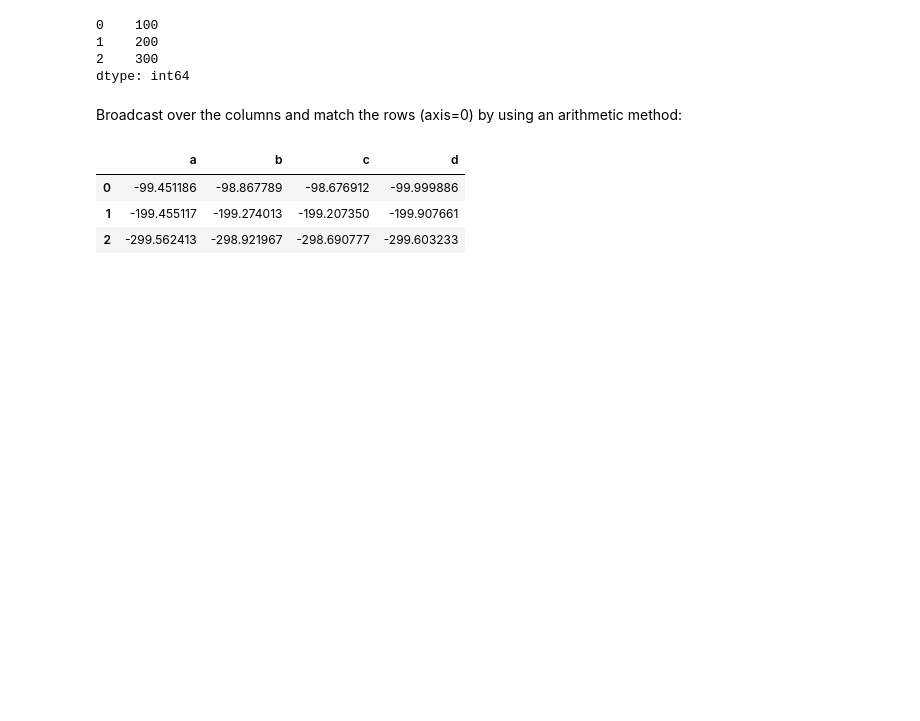
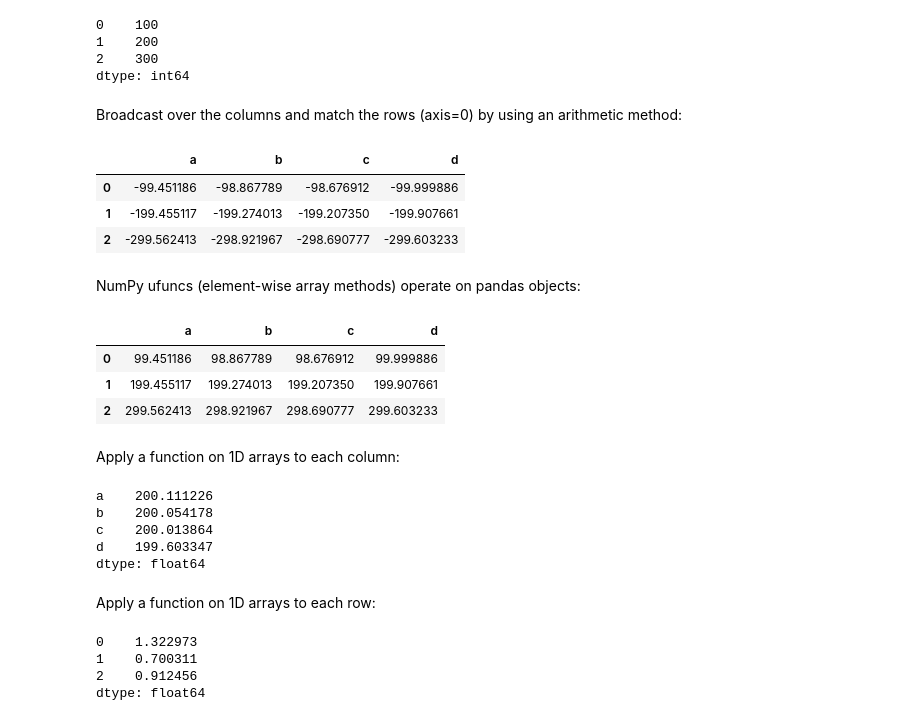
Before and after one commit to donnemartin/data-science-ipython-notebooks, a Jupyter notebook: pandas/pandas.ipynb, the cells around one changed output. Drawn from its saved outputs; the diff is of its cells as text; code cells hidden in the pictures; blank space fills up the shorter version.

Commit message:
Added function application and mapping snippets for Series and DataFrames.

```diff
--- a/pandas/pandas.ipynb
+++ b/pandas/pandas.ipynb
@@ -799,9 +799,40 @@ dtype: int64
 # %% [markdown]
 Broadcast over the columns and match the rows (axis=0) by using an arithmetic method:
 # %%
-df_10.sub(ser_10, axis=0)
+df_11 = df_10.sub(ser_10, axis=0)
+df_11
 # %% [output]
 |  | a | b | c | d |
 | 0 | -99.451186 | -98.867789 | -98.676912 | -99.999886 |
 | 1 | -199.455117 | -199.274013 | -199.207350 | -199.907661 |
 | 2 | -299.562413 | -298.921967 | -298.690777 | -299.603233 |
+# %% [markdown]
+NumPy ufuncs (element-wise array methods) operate on pandas objects:
+# %%
+df_12 = np.abs(df_11)
+df_12
+# %% [output]
+|  | a | b | c | d |
+| 0 | 99.451186 | 98.867789 | 98.676912 | 99.999886 |
+| 1 | 199.455117 | 199.274013 | 199.207350 | 199.907661 |
+| 2 | 299.562413 | 298.921967 | 298.690777 | 299.603233 |
+# %% [markdown]
+Apply a function on 1D arrays to each column:
+# %%
+func_1 = lambda x: x.max() - x.min()
+df_12.apply(func_1)
+# %% [output]
+a    200.111226
+b    200.054178
+c    200.013864
+d    199.603347
+dtype: float64
+# %% [markdown]
+Apply a function on 1D arrays to each row:
+# %%
+df_12.apply(func_1, axis=1)
+# %% [output]
+0    1.322973
+1    0.700311
+2    0.912456
+dtype: float64
```
Also changed, not shown: parts of 6 cells of this notebook.
